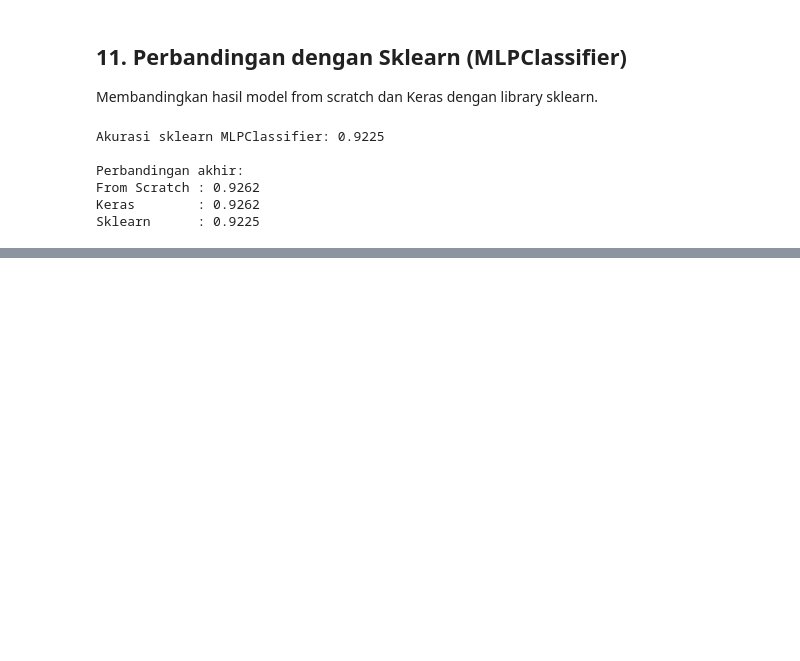
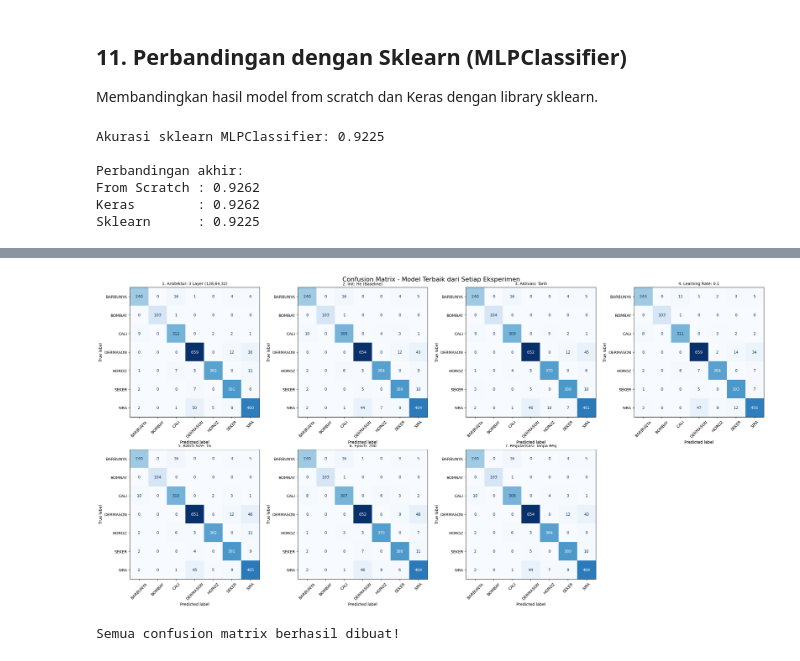
Before and after one commit to aqilmutashim/tubes-ann-drybean, a Jupyter notebook: src/notebooks/ANN_DryBean_Scratch_vs_Keras.ipynb, the cells around one changed output, grey strips where cells are left out. Saved outputs shown, nothing was run; the diff lists cells and outputs as text; code cells hidden in the pictures; blank space fills up the shorter version.

```diff
--- a/src/notebooks/ANN_DryBean_Scratch_vs_Keras.ipynb
+++ b/src/notebooks/ANN_DryBean_Scratch_vs_Keras.ipynb
@@ -1205,0 +1401,26 @@ Sklearn      : 0.9225
+# %%
+fig, axes = plt.subplots(2, 4, figsize=(24, 12))
+axes = axes.flatten()
+
+plot_cm(model_cm1, X_test, y_test, "1. Arsitektur: 3 Layer (128,64,32)", axes[0])
+plot_cm(model_cm2, X_test, y_test, "2. Init: He (Baseline)", axes[1])
+plot_cm(model_cm3, X_test, y_test, "3. Aktivasi: Tanh", axes[2])
+plot_cm(model_cm4, X_test, y_test, "4. Learning Rate: 0.1", axes[3])
+plot_cm(model_cm5, X_test, y_test, "5. Batch Size: 16", axes[4])
+plot_cm(model_cm6, X_test, y_test, "6. Epoch: 200", axes[5])
+
+# Untuk regularisasi, ambil history dari results_reg index 0 (tanpa reg)
+# Karena modelnya tidak disimpan terpisah, kita retrain cepat
+np.random.seed(42)
+model_cm7 = ANN_Reg([16, 64, 32, 7], 'relu', 'he', 42, l2_lambda=0.0)
+train(model_cm7, X_train, y_train, X_test, y_test, epochs=100, batch_size=32, learning_rate=0.01)
+plot_cm(model_cm7, X_test, y_test, "7. Regularisasi: Tanpa Reg", axes[6])
+
+axes[7].axis('off')  # kosongkan slot terakhir
+
+plt.suptitle('Confusion Matrix - Model Terbaik dari Setiap Eksperimen', fontsize=16)
+plt.tight_layout()
+plt.show()
+
+print("Semua confusion matrix berhasil dibuat!")
+# %% [output]
@@ -1205,0 +1437,2 @@ Sklearn      : 0.9225
+[figure, added]
+Semua confusion matrix berhasil dibuat!
```
Also changed, not shown: parts of 8 cells of this notebook.
